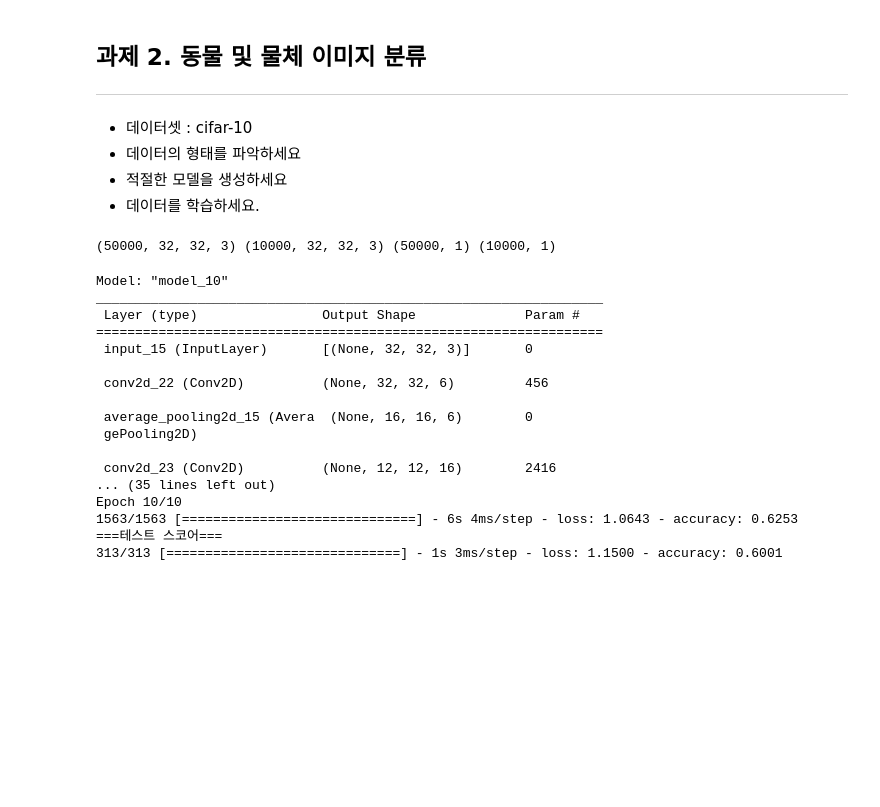
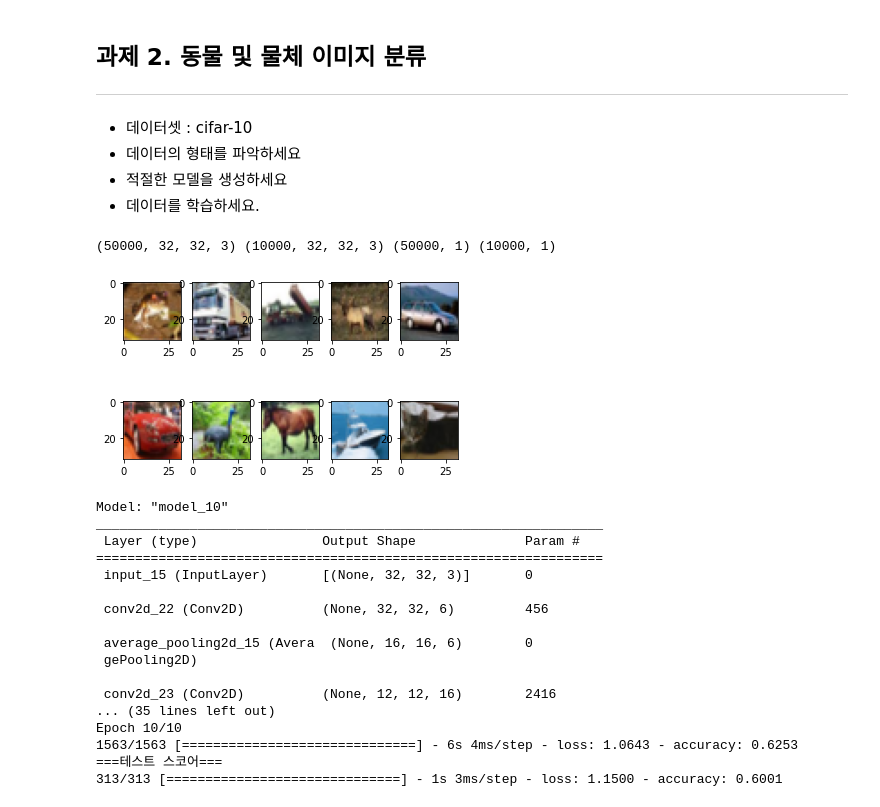
Before and after one commit to pthkbs123/SkillTreePython-DeepLearning, a Jupyter notebook: 01.딥러닝with텐서플로우-basic/ch01_07_CNN기초_Pooling_Layer.ipynb, the cells around one changed output. Drawn from its saved outputs; the diff is of its cells as text; code cells hidden in the pictures; blank space fills up the shorter version.

```diff
--- a/01.딥러닝with텐서플로우-basic/ch01_07_CNN기초_Pooling_Layer.ipynb
+++ b/01.딥러닝with텐서플로우-basic/ch01_07_CNN기초_Pooling_Layer.ipynb
@@ -357,18 +360,21 @@ show_featuremap(sample_idx, x_pred_maps, cnn_layers, dnn_layers)
 * 적절한 모델을 생성하세요
 * 데이터를 학습하세요.
 # %%
-# cifar10은 10종류의 이미지들의 모임
+# cifar10은 10종류의 색이 있는(채널의 수가 3개인) 이미지들의 모임.
 cifar10 = tf.keras.datasets.cifar10
 (x_train, y_train), (x_test, y_test) = cifar10.load_data()
+for i in range(10):
+  plt.subplot(2,5,i+1);plt.imshow(x_train[i])
 # 전처리-정규화
 x_train, x_test = x_train/255.0 , x_test/255.0
 # 전처리-shape 맞추기
 # x_train = np.expand_dims(x_train, 3)
 # x_test = np.expand_dims(x_test, 3)
 
 print(x_train.shape, x_test.shape, y_train.shape, y_test.shape)
 # %% [output]
 (50000, 32, 32, 3) (10000, 32, 32, 3) (50000, 1) (10000, 1)
+[figure, added]
 # %%
 from tensorflow.keras import layers, models, utils
 def build_lenet5_3():
```
Also changed, not shown: parts of 1 cell of this notebook.
